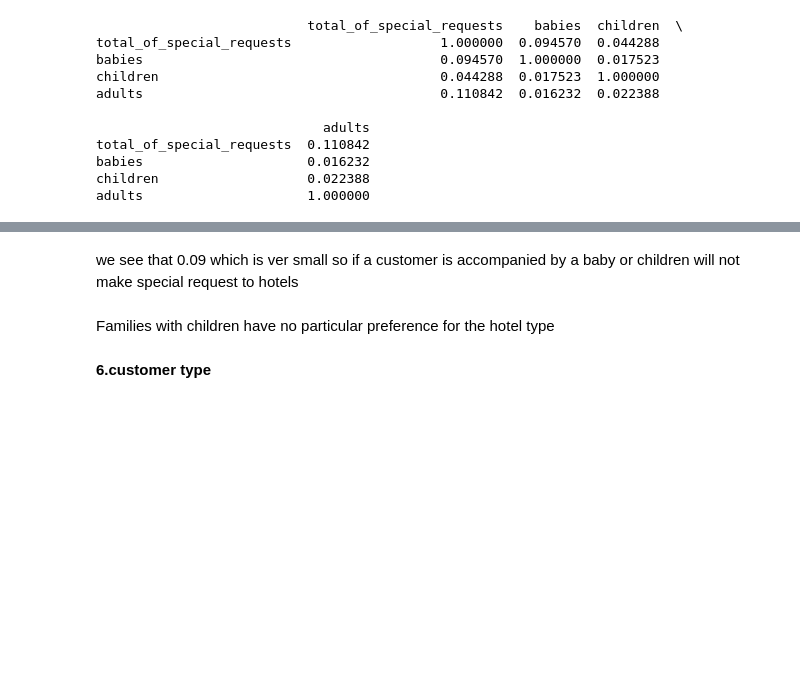
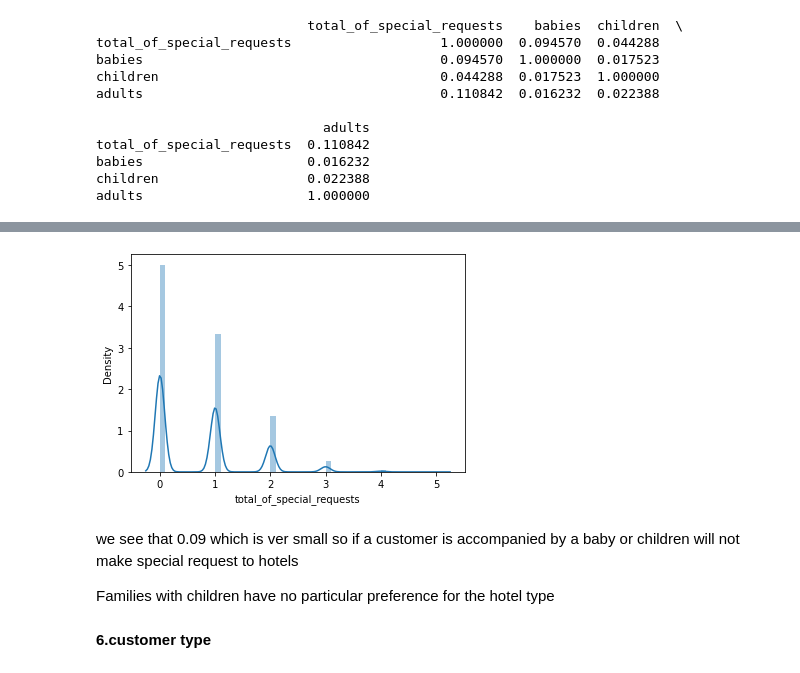
Before and after one commit to apoorvaKR12695/Hotel-booking-analysis, a Jupyter notebook: Hotel_Booking_Analysis_Apoorva_KR.ipynb, the cells around one changed output, grey strips where cells are left out. Saved outputs shown, nothing was run; the diff lists cells and outputs as text; code cells hidden in the pictures; blank space fills up the shorter version.

```diff
--- a/Hotel_Booking_Analysis_Apoorva_KR.ipynb
+++ b/Hotel_Booking_Analysis_Apoorva_KR.ipynb
@@ -586,7 +610,14 @@ adults                     1.000000
+# %%
+# Let's check the frequency distribution of total_of_special_requests
+
+sns.distplot(df['total_of_special_requests'], label = 'total_of_special_requests')
+plt.show()
+# %% [output]
+[figure, added]
 # %% [markdown]
 we see that 0.09 which is ver small  so if a customer is accompanied by a baby or children will not make  special request to  hotels
+
+Families with children have no particular preference for the hotel type
-# %% [markdown]
-Families with children have no particular preference for the hotel type
 # %% [markdown]
 **6.customer type**
 # %% [markdown]
```
Also changed, not shown: parts of 21 cells of this notebook.
